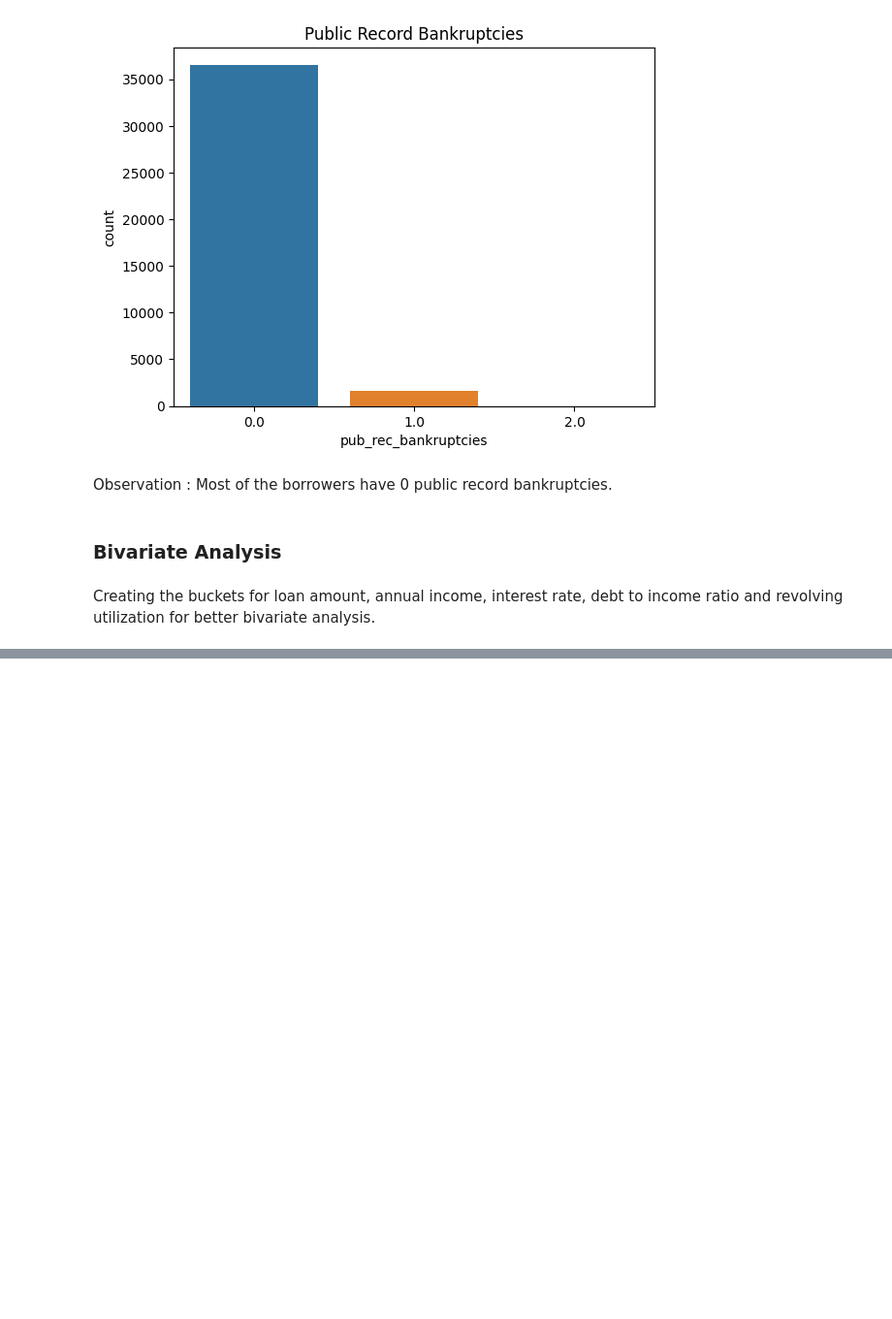
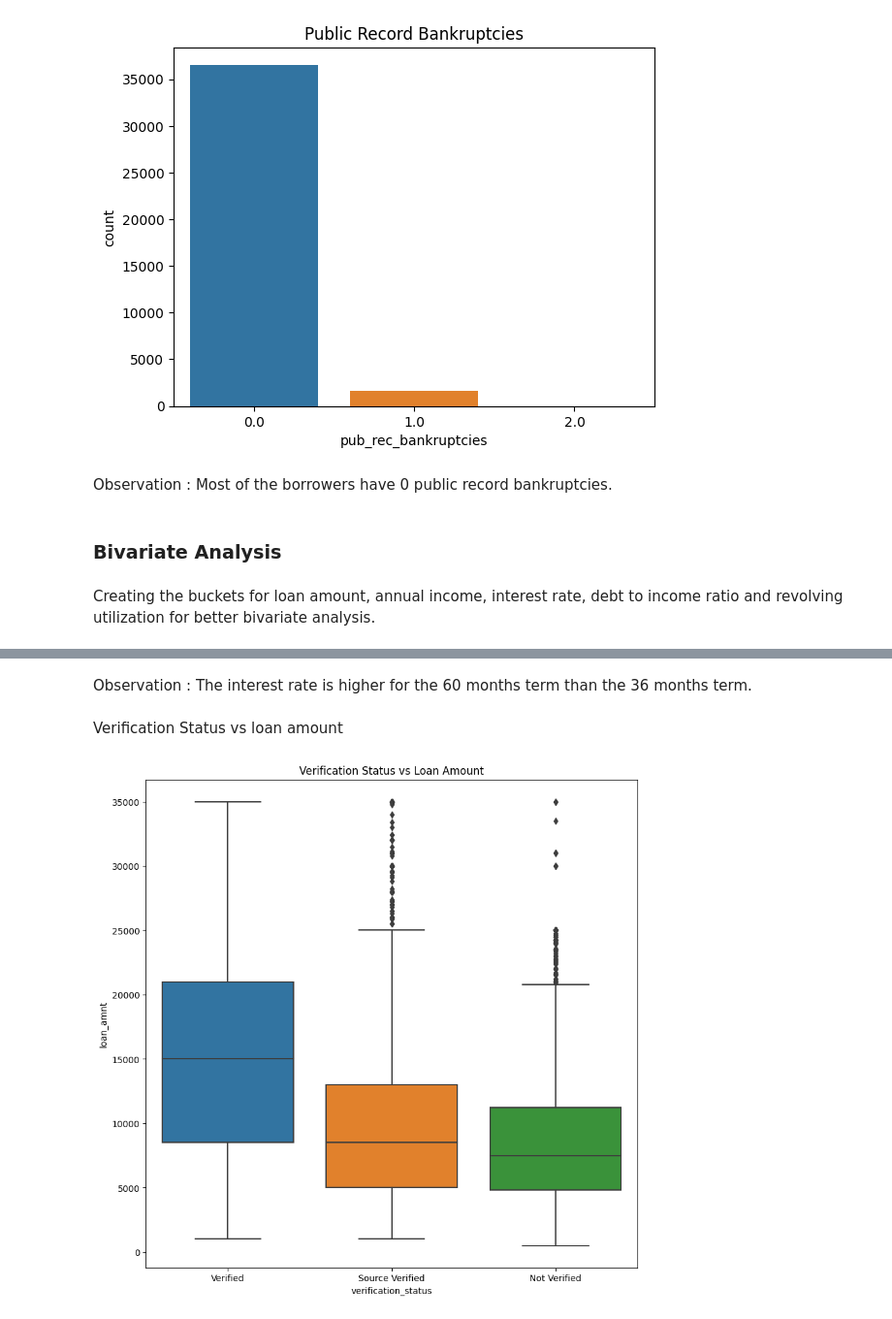
Before and after one commit to robinsonrajan/Case-Study, a Jupyter notebook: Lending Club/Robinson_Rajan.ipynb, the cells around one changed output, grey strips where cells are left out. Shown at 97% size. Cells and saved outputs as stored; diff of their text form; code cells hidden in the pictures; blank space fills up the shorter version.

```diff
--- a/Lending Club/Robinson_Rajan.ipynb
+++ b/Lending Club/Robinson_Rajan.ipynb
@@ -723,0 +747,12 @@ loan_df['revol_util_bin'] = pd.cut(loan_df['revol_util'], bins=[0, 20, 40, 60, 8
+# %% [markdown]
+Observation : The interest rate is higher for the 60 months term than the 36 months term.
+# %% [markdown]
+Verification Status vs loan amount
+# %%
+#plotting the box plot for verification status and loan amount
+plt.figure(figsize=(10,10))
+sns.boxplot(x='verification_status', y='loan_amnt', data=loan_df)
+plt.title('Verification Status vs Loan Amount')
+plt.show()
+# %% [output]
+[figure, added]
```
Also changed, not shown: parts of 85 cells of this notebook.
